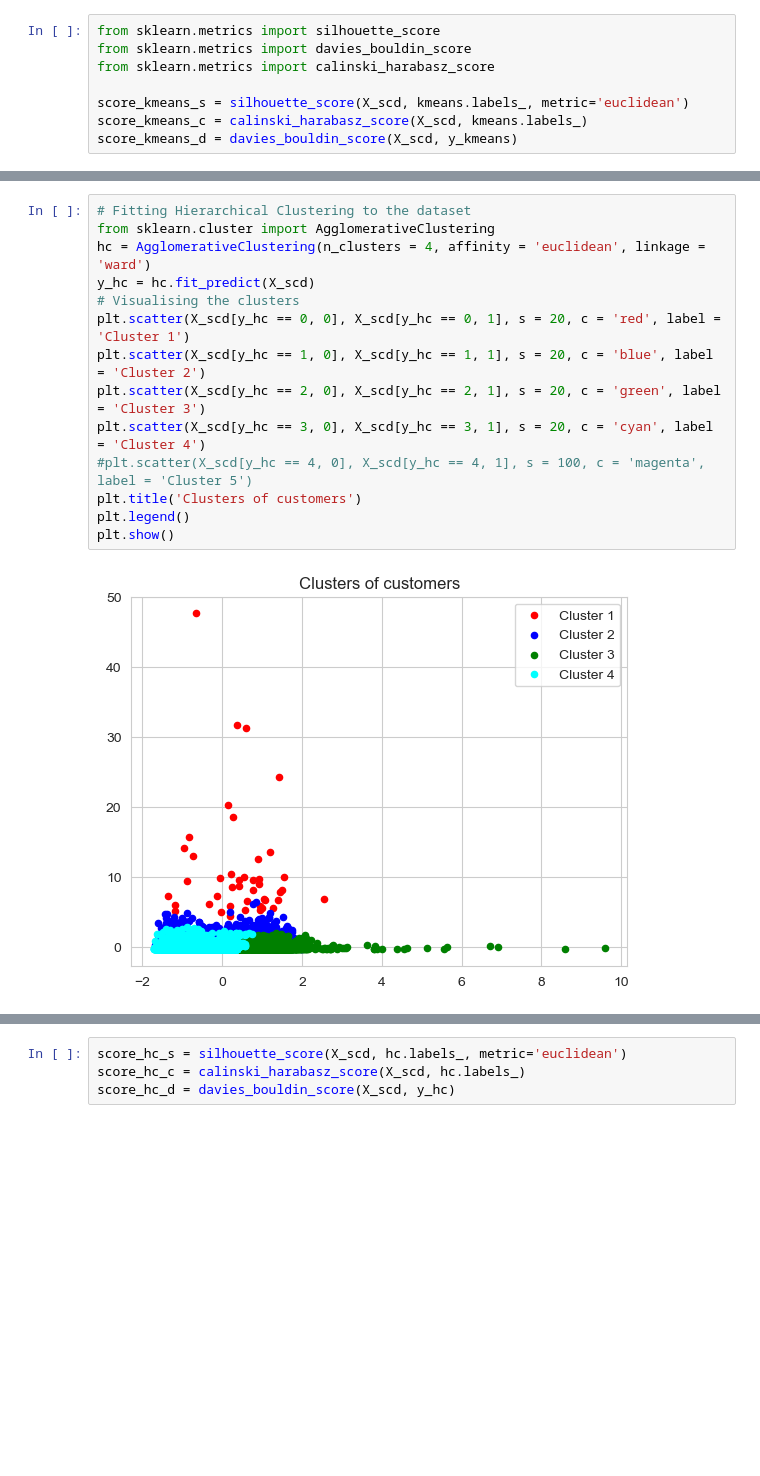
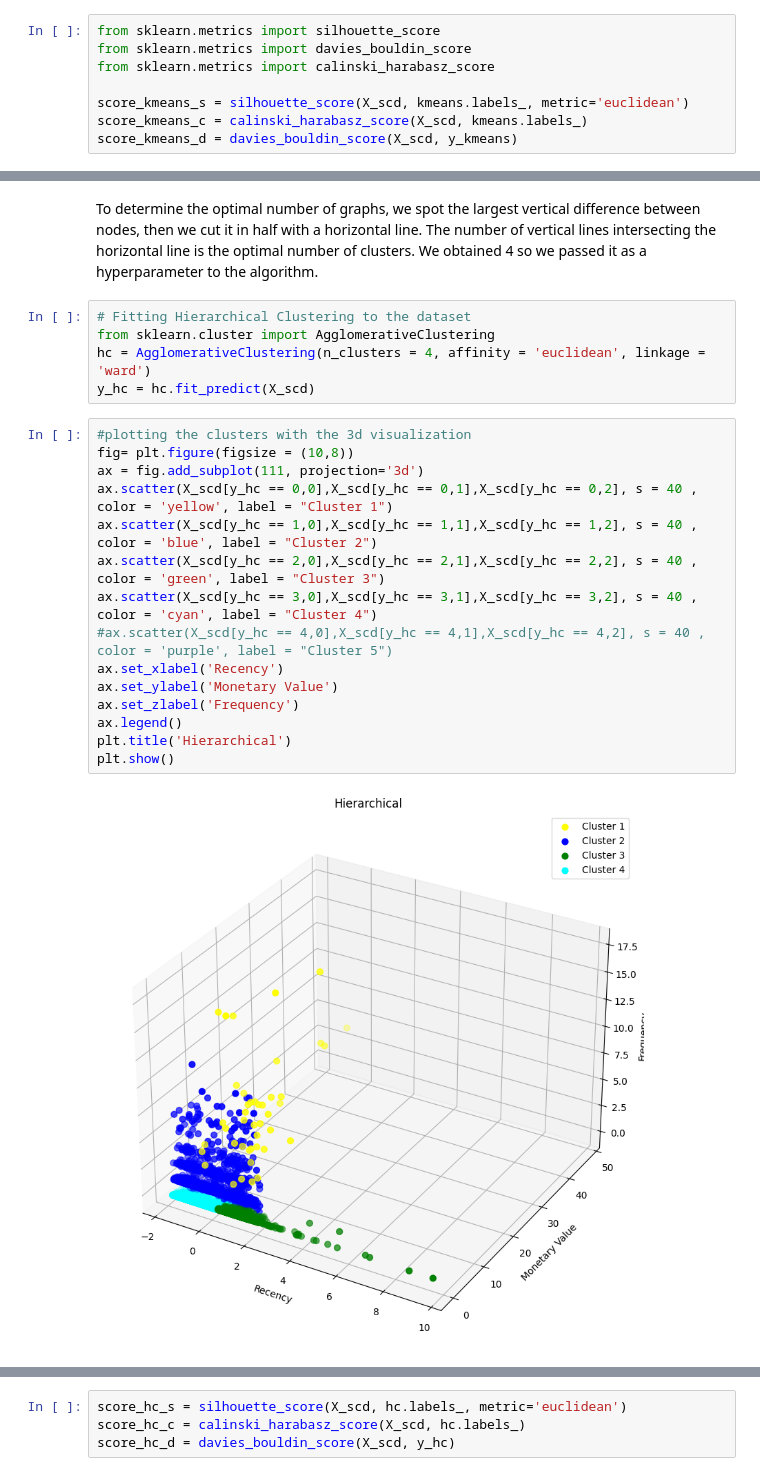
Before and after one commit to francescocapo/270341, a Jupyter notebook: main.ipynb, the cells around one changed output, grey strips where cells are left out. Saved outputs shown, nothing was run; the diff lists cells and outputs as text; blank space fills up the shorter version.

```diff
--- a/main.ipynb
+++ b/main.ipynb
@@ -490,16 +493,25 @@ plt.show()
+# %% [markdown]
+To determine the optimal number of graphs, we spot the largest vertical difference between nodes, then we cut it in half with a horizontal line. The number of vertical lines intersecting the horizontal line is the optimal number of clusters.
+We obtained 4 so we passed it as a hyperparameter to the algorithm.
+# %%
+# Fitting Hierarchical Clustering to the dataset
+from sklearn.cluster import AgglomerativeClustering
+hc = AgglomerativeClustering(n_clusters = 4, affinity = 'euclidean', linkage = 'ward')
+y_hc = hc.fit_predict(X_scd)
 # %%
-# Fitting Hierarchical Clustering to the dataset
-from sklearn.cluster import AgglomerativeClustering
-hc = AgglomerativeClustering(n_clusters = 4, affinity = 'euclidean', linkage = 'ward')
-y_hc = hc.fit_predict(X_scd)
-# Visualising the clusters
-plt.scatter(X_scd[y_hc == 0, 0], X_scd[y_hc == 0, 1], s = 20, c = 'red', label = 'Cluster 1')
-plt.scatter(X_scd[y_hc == 1, 0], X_scd[y_hc == 1, 1], s = 20, c = 'blue', label = 'Cluster 2')
-plt.scatter(X_scd[y_hc == 2, 0], X_scd[y_hc == 2, 1], s = 20, c = 'green', label = 'Cluster 3')
-plt.scatter(X_scd[y_hc == 3, 0], X_scd[y_hc == 3, 1], s = 20, c = 'cyan', label = 'Cluster 4')
-#plt.scatter(X_scd[y_hc == 4, 0], X_scd[y_hc == 4, 1], s = 100, c = 'magenta', label = 'Cluster 5')
-plt.title('Clusters of customers')
-plt.legend()
+#plotting the clusters with the 3d visualization
+fig= plt.figure(figsize = (10,8))
+ax = fig.add_subplot(111, projection='3d')
+ax.scatter(X_scd[y_hc == 0,0],X_scd[y_hc == 0,1],X_scd[y_hc == 0,2], s = 40 , color = 'yellow', label = "Cluster 1")
+ax.scatter(X_scd[y_hc == 1,0],X_scd[y_hc == 1,1],X_scd[y_hc == 1,2], s = 40 , color = 'blue', label = "Cluster 2")
+ax.scatter(X_scd[y_hc == 2,0],X_scd[y_hc == 2,1],X_scd[y_hc == 2,2], s = 40 , color = 'green', label = "Cluster 3")
+ax.scatter(X_scd[y_hc == 3,0],X_scd[y_hc == 3,1],X_scd[y_hc == 3,2], s = 40 , color = 'cyan', label = "Cluster 4")
+#ax.scatter(X_scd[y_hc == 4,0],X_scd[y_hc == 4,1],X_scd[y_hc == 4,2], s = 40 , color = 'purple', label = "Cluster 5")
+ax.set_xlabel('Recency')
+ax.set_ylabel('Monetary Value')
+ax.set_zlabel('Frequency')
+ax.legend()
+plt.title('Hierarchical')
 plt.show()
 # %% [output]
-[figure, old version]
+[figure, new version]
```
Also changed, not shown: parts of 34 cells of this notebook.
